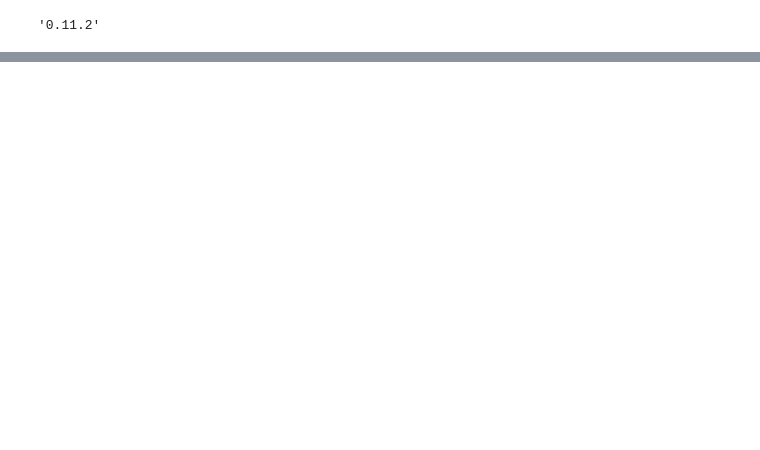
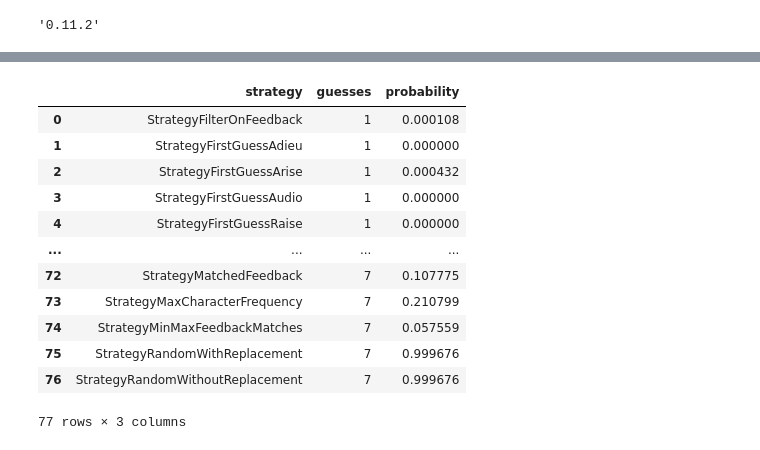
Before and after one commit to dmonroe85/wordle_experiments, a Jupyter notebook: Analyze.ipynb, the cells around one changed output, grey strips where cells are left out. Cells and saved outputs as stored; diff of their text form; code cells hidden in the pictures; blank space fills up the shorter version.

```diff
--- a/Analyze.ipynb
+++ b/Analyze.ipynb
@@ -52,0 +61,16 @@ Max count = 79
+# %%
+melted_df
+# %% [output]
+|  | strategy | guesses | probability |
+| 0 | StrategyFilterOnFeedback | 1 | 0.000108 |
+| 1 | StrategyFirstGuessAdieu | 1 | 0.000000 |
+| 2 | StrategyFirstGuessArise | 1 | 0.000432 |
+| 3 | StrategyFirstGuessAudio | 1 | 0.000000 |
+| 4 | StrategyFirstGuessRaise | 1 | 0.000000 |
+| ... | ... | ... | ... |
+| 72 | StrategyMatchedFeedback | 7 | 0.107775 |
+| 73 | StrategyMaxCharacterFrequency | 7 | 0.210799 |
+| 74 | StrategyMinMaxFeedbackMatches | 7 | 0.057559 |
+| 75 | StrategyRandomWithReplacement | 7 | 0.999676 |
+| 76 | StrategyRandomWithoutReplacement | 7 | 0.999676 |
+77 rows × 3 columns
```
Also changed, not shown: parts of 4 cells of this notebook, 9 other files.
